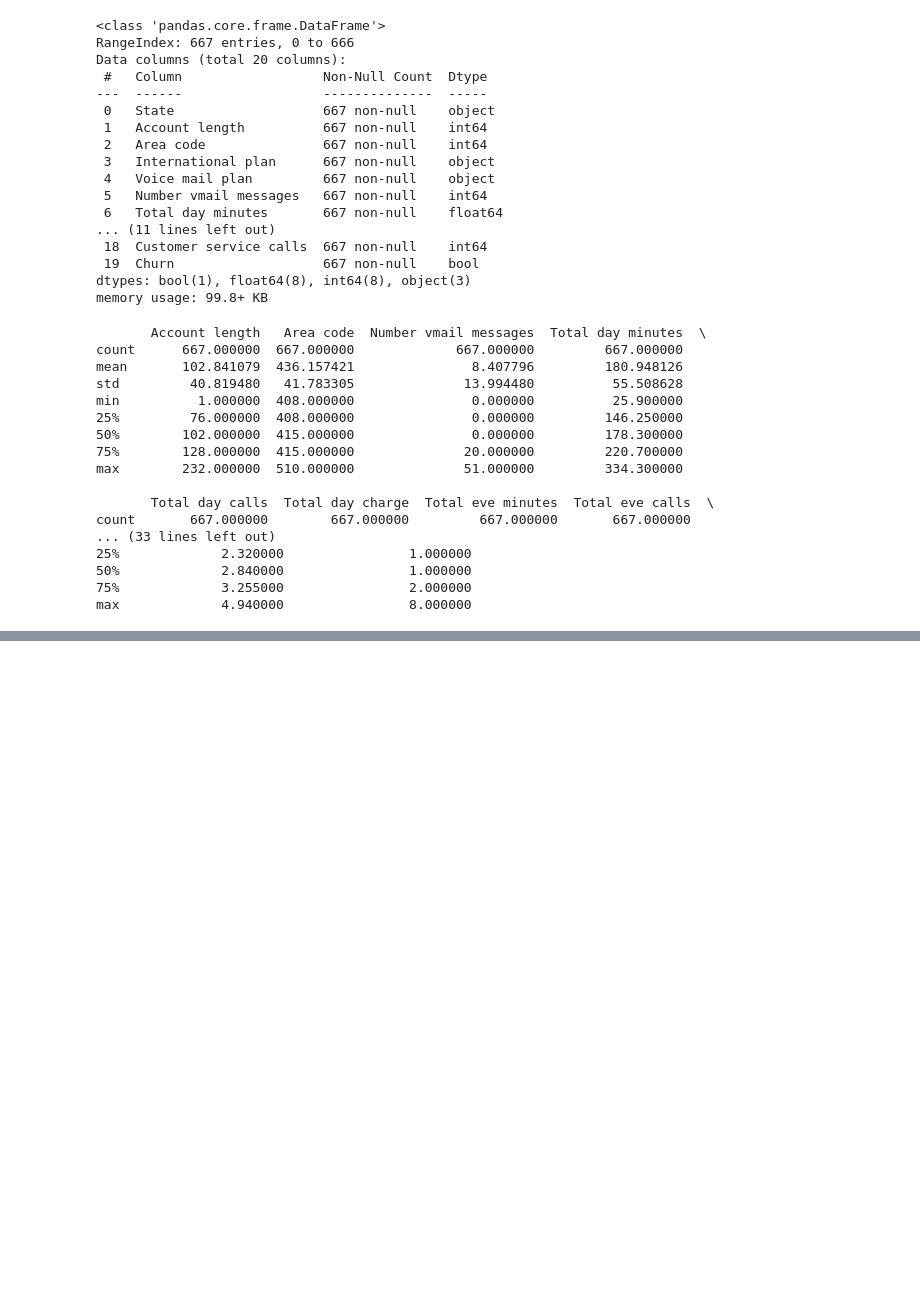
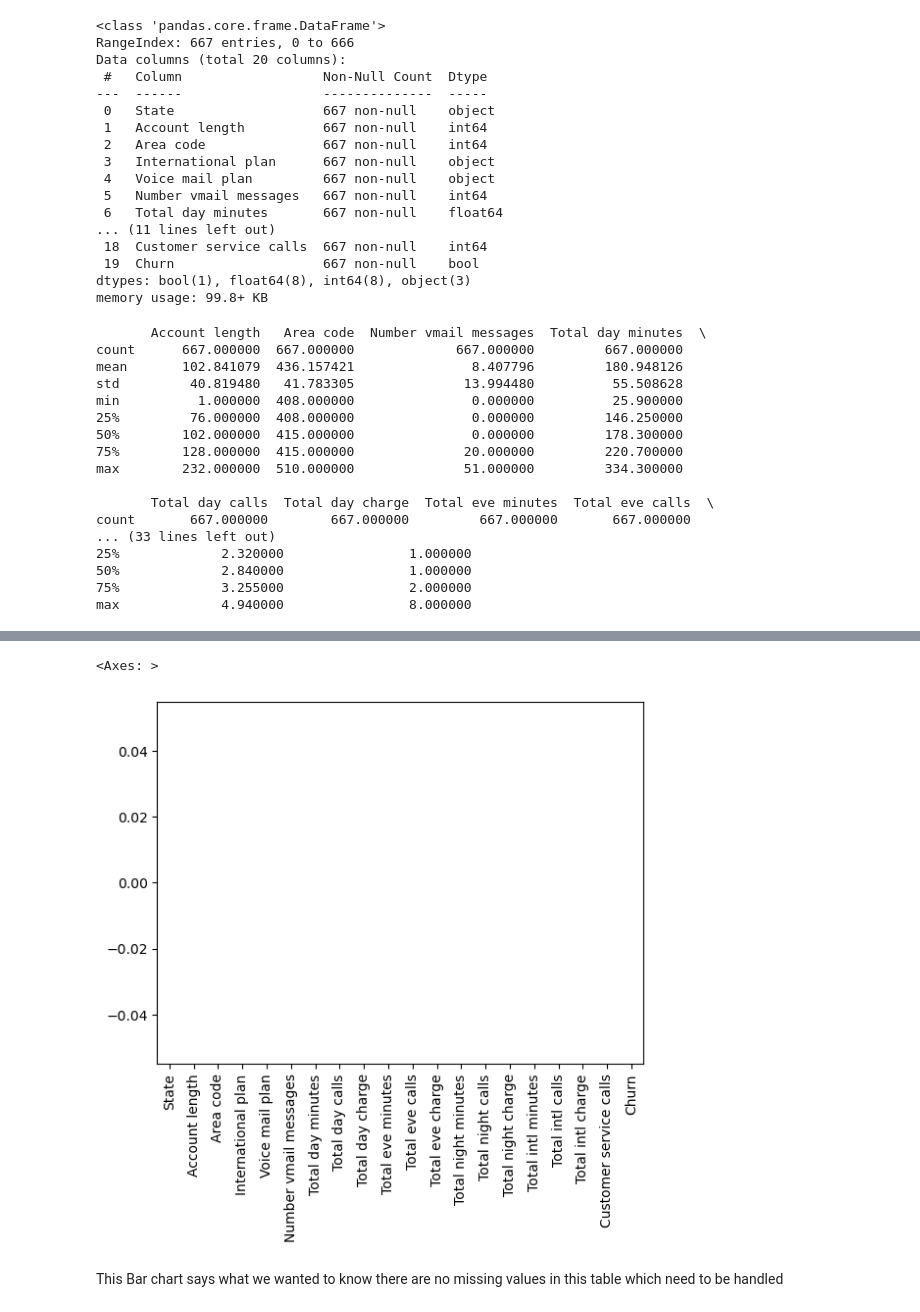
Before and after one commit to karthik-009g/EDA-customer_Churn-project, a Jupyter notebook: Telecom churn analysis.ipynb, the cells around one changed output, grey strips where cells are left out. Saved outputs shown, nothing was run; the diff lists cells and outputs as text; code cells hidden in the pictures; blank space fills up the shorter version.

```diff
--- a/Telecom churn analysis.ipynb
+++ b/Telecom churn analysis.ipynb
@@ -4,8 +4,8 @@ import numpy as np
 import matplotlib.pyplot as plt
 import seaborn as sns
 # %%
-csv = pd.read_csv("C:\\EDA Project\\churn-bigml-20.csv")
-csv.head(20)
+data = pd.read_csv("C:\\EDA Project\\churn-bigml-20.csv")
+data.head(20)
 # %% [output]
 |  | State | Account length | Area code | International plan | Voice mail plan | Number vmail messages | ... |
 | 0 | LA | 117 | 408 | No | No | 0 | ... |
@@ -104,3 +104,6 @@ count       667.000000        667.000000         667.000000       667.000000
 50%             2.840000                1.000000
 75%             3.255000                2.000000
 max             4.940000                8.000000
+# %%
+missing = data.isnull().sum()
+print(missing)
@@ -106,0 +128,7 @@ max             4.940000                8.000000
+# %%
+missing.plot.bar()
+# %% [output]
+<Axes: >
+[figure, added]
+# %% [markdown]
+This Bar chart says what we wanted to know there are no missing values in this table which need to be handled
```
Also changed, not shown: parts of 18 cells of this notebook.
